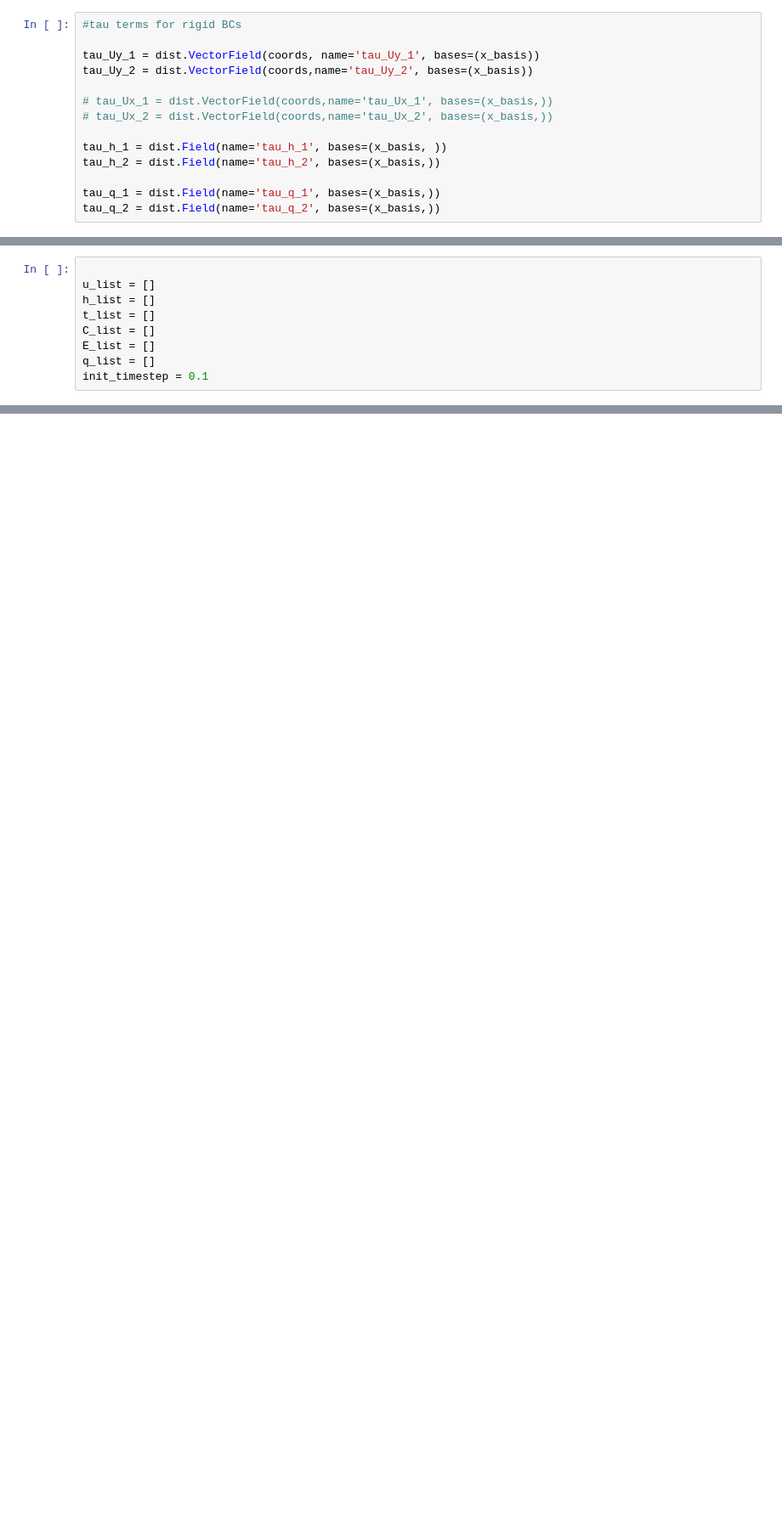
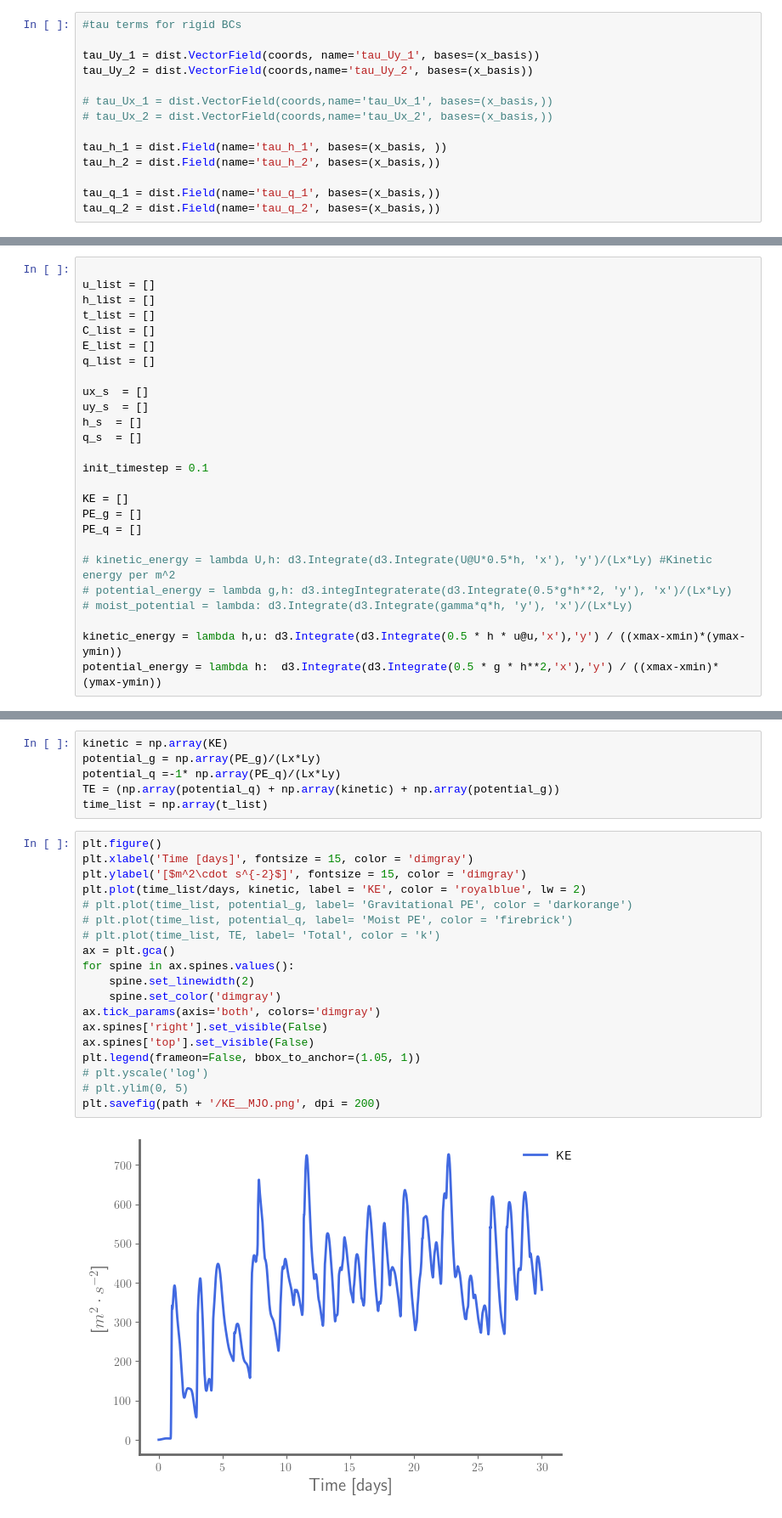
Before and after one commit to leopidolite/dedalus, a Jupyter notebook: MJO_Vallis.ipynb, the cells around one changed output, grey strips where cells are left out. Shown at 85% size. Drawn from its saved outputs; the diff is of its cells as text; blank space fills up the shorter version.

```diff
--- a/MJO_Vallis.ipynb
+++ b/MJO_Vallis.ipynb
@@ -159,6 +213,23 @@ t_list = []
 C_list = []
 E_list = []
 q_list = []
+
+ux_s  = []
+uy_s  = []
+h_s  = []
+q_s  = []
+
 init_timestep = 0.1
+
+KE = []
+PE_g = []
+PE_q = []
+
+# kinetic_energy = lambda U,h: d3.Integrate(d3.Integrate(U@U*0.5*h, 'x'), 'y')/(Lx*Ly) #Kinetic energy per m^2
+# potential_energy = lambda g,h: d3.integIntegraterate(d3.Integrate(0.5*g*h**2, 'y'), 'x')/(Lx*Ly)
+# moist_potential = lambda: d3.Integrate(d3.Integrate(gamma*q*h, 'y'), 'x')/(Lx*Ly)
+
+kinetic_energy = lambda h,u: d3.Integrate(d3.Integrate(0.5 * h * u@u,'x'),'y') / ((xmax-xmin)*(ymax-ymin))
+potential_energy = lambda h:  d3.Integrate(d3.Integrate(0.5 * g * h**2,'x'),'y') / ((xmax-xmin)*(ymax-ymin))
 # %%
 %%notify -m "SIMULATION COMPLETE -- making animation... "
@@ -230 +327,28 @@ KeyboardInterrupt:
 [interactive output not drawn]
+# %%
+kinetic = np.array(KE)
+potential_g = np.array(PE_g)/(Lx*Ly)
+potential_q =-1* np.array(PE_q)/(Lx*Ly)
+TE = (np.array(potential_q) + np.array(kinetic) + np.array(potential_g))
+time_list = np.array(t_list)
+# %%
+plt.figure()
+plt.xlabel('Time [days]', fontsize = 15, color = 'dimgray')
+plt.ylabel('[$m^2\cdot s^{-2}$]', fontsize = 15, color = 'dimgray')
+plt.plot(time_list/days, kinetic, label = 'KE', color = 'royalblue', lw = 2)
+# plt.plot(time_list, potential_g, label= 'Gravitational PE', color = 'darkorange')
+# plt.plot(time_list, potential_q, label= 'Moist PE', color = 'firebrick')
+# plt.plot(time_list, TE, label= 'Total', color = 'k')
+ax = plt.gca()
+for spine in ax.spines.values():
+    spine.set_linewidth(2)
+    spine.set_color('dimgray')
+ax.tick_params(axis='both', colors='dimgray')
+ax.spines['right'].set_visible(False)
+ax.spines['top'].set_visible(False)
+plt.legend(frameon=False, bbox_to_anchor=(1.05, 1))
+# plt.yscale('log')
+# plt.ylim(0, 5)
+plt.savefig(path + '/KE__MJO.png', dpi = 200)
+# %% [output]
+[figure, added]
```
Also changed, not shown: parts of 10 cells of this notebook.
